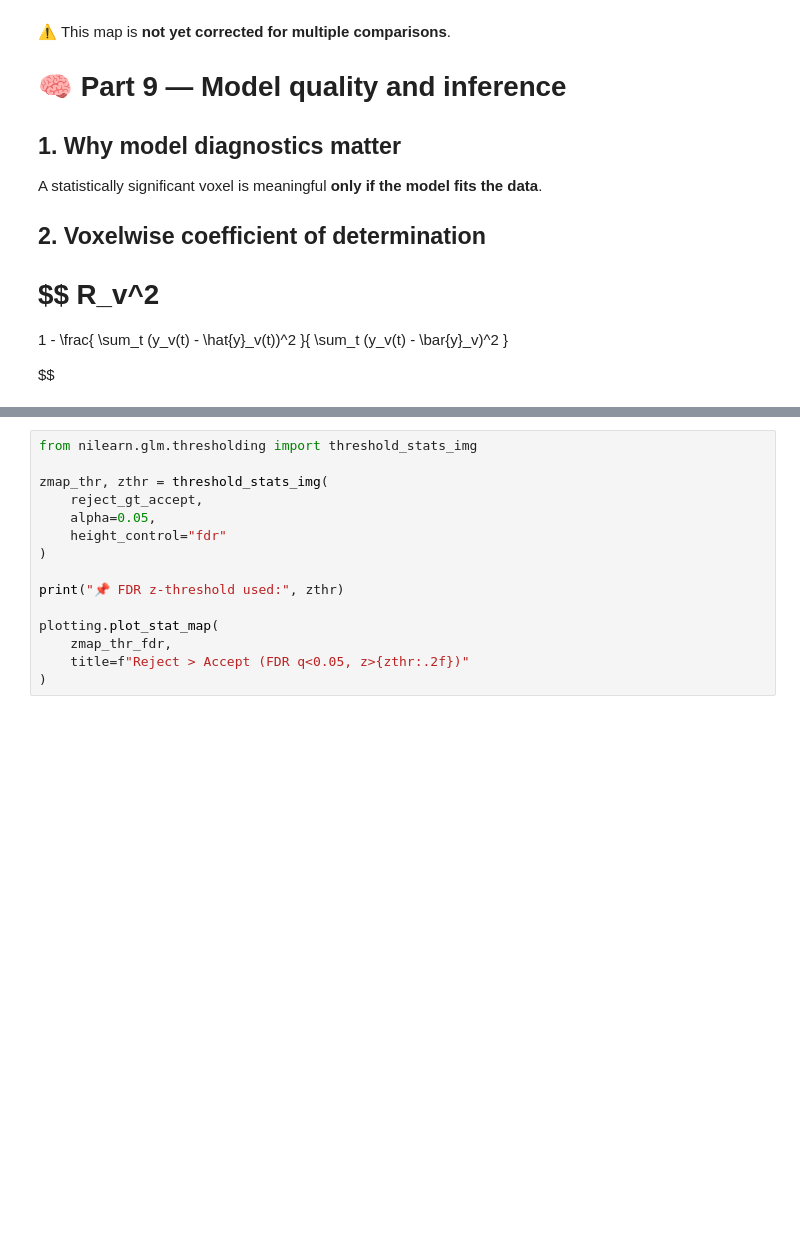
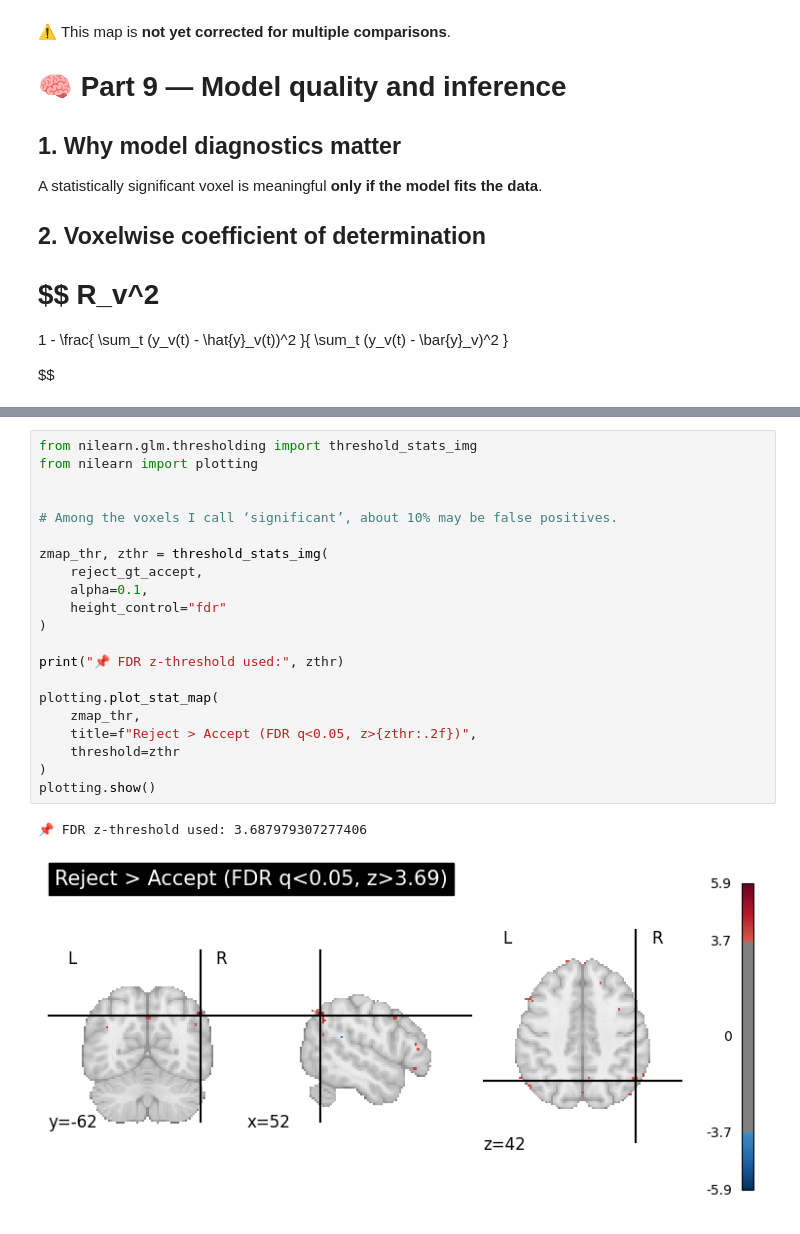
Before and after one commit to sbendimerad/FMRI_INTRO, a Jupyter notebook: fmri_nilearn_tutorial_1.ipynb, the cells around one changed output, grey strips where cells are left out. Cells and saved outputs as stored; diff of their text form; blank space fills up the shorter version.

```diff
--- a/fmri_nilearn_tutorial_1.ipynb
+++ b/fmri_nilearn_tutorial_1.ipynb
@@ -1720,18 +1801,27 @@ We must control false positives.
 # %%
 from nilearn.glm.thresholding import threshold_stats_img
+from nilearn import plotting
+
+
+# Among the voxels I call ‘significant’, about 10% may be false positives.
 
 zmap_thr, zthr = threshold_stats_img(
     reject_gt_accept,
-    alpha=0.05,
+    alpha=0.1,
     height_control="fdr"
 )
 
 print("📌 FDR z-threshold used:", zthr)
 
 plotting.plot_stat_map(
-    zmap_thr_fdr,
-    title=f"Reject > Accept (FDR q<0.05, z>{zthr:.2f})"
+    zmap_thr,
+    title=f"Reject > Accept (FDR q<0.05, z>{zthr:.2f})",
+    threshold=zthr
 )
+plotting.show()
+# %% [output]
+📌 FDR z-threshold used: 3.687979307277406
+[figure, added]
 # %% [markdown]
 
 ## 4. Final interpretation
```
Also changed, not shown: parts of 10 cells of this notebook.
